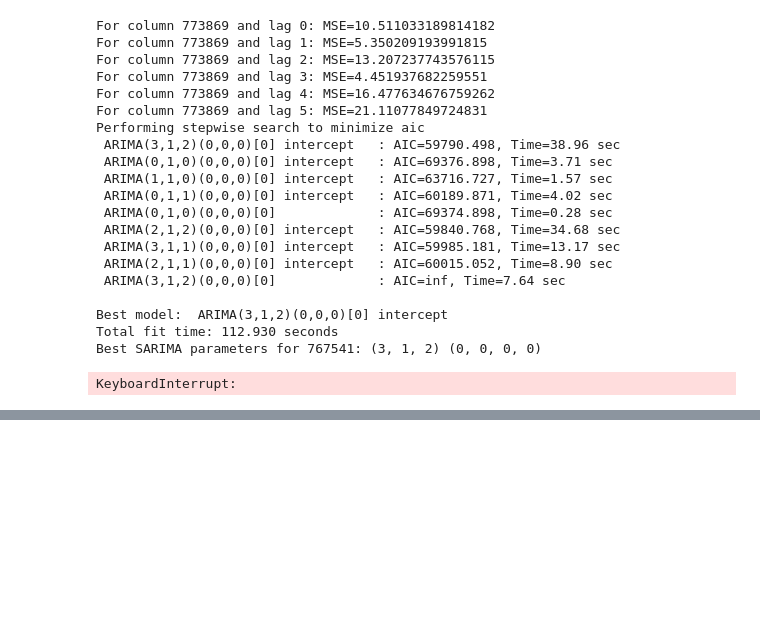
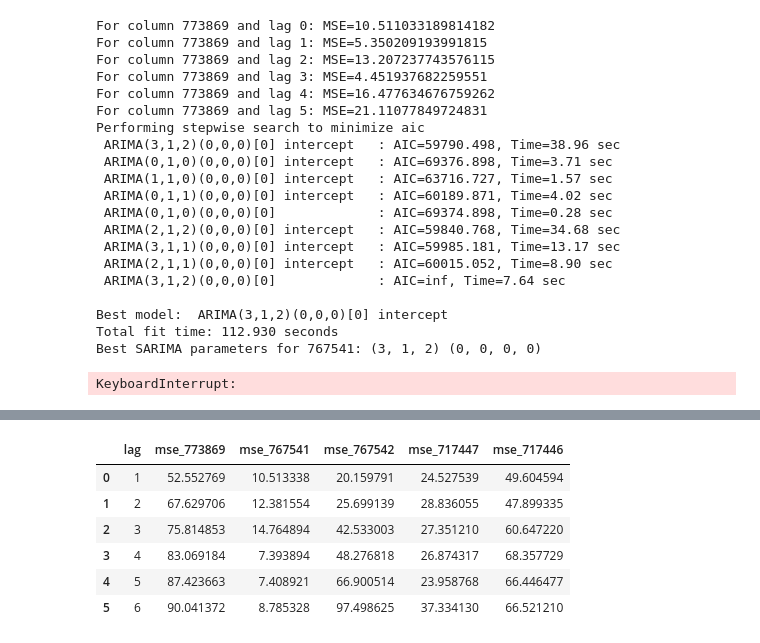
Before and after one commit to Francloz/traffic-forecasting, a Jupyter notebook: traditional_approach.ipynb, the cells around one changed output, grey strips where cells are left out. Cells and saved outputs as stored; diff of their text form; code cells hidden in the pictures; blank space fills up the shorter version.

```diff
--- a/traditional_approach.ipynb
+++ b/traditional_approach.ipynb
@@ -782,0 +905,92 @@ Performing stepwise search to minimize aic
+# %%
+train_tf = train_tf.asfreq('5min')  # Explicitly set frequency
+# seasonality = 24*60//5
+# print("Seasonality: ", seasonality)
+
+old_periods = n_periods
+old_max_cols = max_cols
+max_cols = 5
+n_periods = 100
+max_p = 3
+max_q = 3
+mse_results = {'lag': [lag+1 for lag in range(longest)]}
+mse_results.update({f'mse_{col}': [] for col in sensor_columns[:max_cols]})
+exogenous_cols = [other_col for other_col in sensor_columns[:max_cols] if other_col != col]
+step_sz = len(test_tf)//(n_periods + 1)
+
+print(mse_results)
+
+for col_idx, col in enumerate(sensor_columns[:max_cols]):
+    all_predictions = [[] for _ in range(longest)]
+    scaler = StandardScaler()
+    scaler.fit(train[col].values.reshape(-1, 1))
+
+    # Automatically find the best parameters
+    exogenous = train_tf[exogenous_cols]
+    print(train_tf[col].iloc[1:].shape, exogenous.iloc[:-1].shape)
+
+    X = exogenous.iloc[:-longest].copy()
+    y = train_tf[col].iloc[longest:]
+    X.index = y.index
+    model = auto_arima(y, X=X,
+                      start_p=1, start_q=1, max_p=max_p, max_q=max_q, d=1,
+                      trace=True,      # Print model evaluation results
+                      error_action='ignore',
+                      suppress_warnings=True,
+                      stepwise=True
+                    )
+
+    print(f"Best SARIMA parameters for {col}: {model.order} {model.seasonal_order}")
+
+    # Rolling forecast: forecast one step ahead and update the model with the actual observation
+    y = test_tf[col].iloc[:longest]
+    X = train_tf[exogenous_cols].iloc[-longest:].copy()
+    X.index = y.index
+    model.update(y, X=X)
+
+    test_idx2 = longest + step_sz*np.arange(start=0, stop=n_periods)
+    for t in tqdm(range(n_periods), desc="Rolling Forecasting"):
+        X = test_tf[exogenous_cols].iloc[t*step_sz:t*step_sz + longest].copy()
+        forecast = model.predict(n_periods=longest, X=X)
+
+        if isinstance(forecast, pd.Series):
+            forecast = forecast.values
+        if isinstance(forecast, pd.DataFrame):
+            forecast = forecast.values
+
+        forecast = np.array(forecast, dtype=float).flatten()
+
+        # Append each forecast value to the corresponding prediction list
+        for k in range(longest):
+            all_predictions[k].append(float(forecast[k]))
+
+        if t < n_periods - 1:
+            X = test_tf[exogenous_cols].iloc[t*step_sz:(t+1)*step_sz].copy()
+            y = test_tf[col].iloc[1 + t*step_sz:1 + (t+1)*step_sz]
+            X.index = y.index
+            model.update(y, X=X)
+
+    for k in range(longest):
+        all_predictions[k] = np.array(all_predictions[k])
+
+    # Process each forecast horizon
+    for k in range(longest):
+        # Get the forecasts for this horizon
+        if transformation == "boxcox":
+            inverted_forecast = inv_boxcox(all_predictions[k], lambdas[col])
+        else:
+            inverted_forecast = scaler.inverse_transform(all_predictions[k].reshape(-1, 1)).flatten()
+
+        # Calculate MSE against actual values (offset by k)
+        idx = k + test_idx2
+        mse = mean_squared_error(test[col][idx], inverted_forecast)
+        print(f"For column {col} and lag {k}: MSE={mse}")
+
+        mse_results[f'mse_{col}'].append(mse)
+
+# Create a DataFrame from the results
+mse_df = pd.DataFrame(mse_results)
+n_periods = old_periods
+max_cols = old_max_cols
+mse_df
+# %% [output]
@@ -782,0 +1090,7 @@ Performing stepwise search to minimize aic
+|  | lag | mse_773869 | mse_767541 | mse_767542 | mse_717447 | mse_717446 |
+| 0 | 1 | 52.552769 | 10.513338 | 20.159791 | 24.527539 | 49.604594 |
+| 1 | 2 | 67.629706 | 12.381554 | 25.699139 | 28.836055 | 47.899335 |
+| 2 | 3 | 75.814853 | 14.764894 | 42.533003 | 27.351210 | 60.647220 |
+| 3 | 4 | 83.069184 | 7.393894 | 48.276818 | 26.874317 | 68.357729 |
+| 4 | 5 | 87.423663 | 7.408921 | 66.900514 | 23.958768 | 66.446477 |
+| 5 | 6 | 90.041372 | 8.785328 | 97.498625 | 37.334130 | 66.521210 |
```
Also changed, not shown: parts of 6 cells of this notebook.
